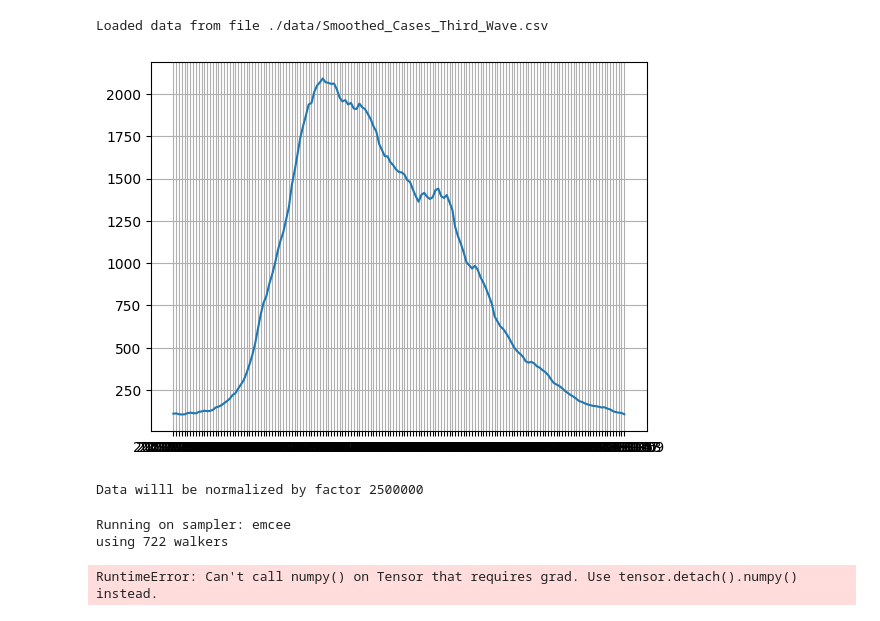
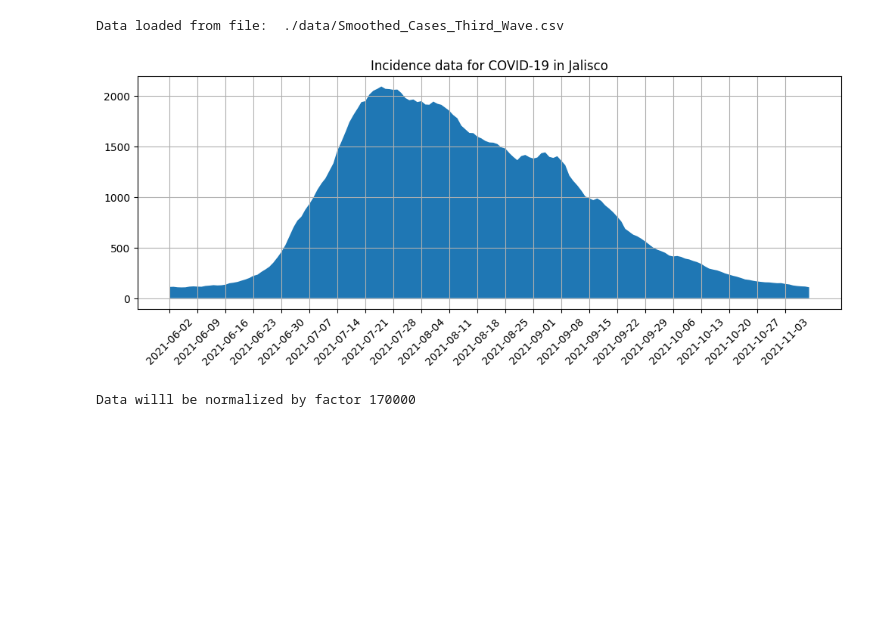
Before and after one commit to AbelPalafox/seir_uq_methods, a Jupyter notebook: main_bnn.ipynb, the cells around one changed output. Saved outputs shown, nothing was run; the diff lists cells and outputs as text; code cells hidden in the pictures; blank space fills up the shorter version.

Commit message:
Modifications to improve and standarize the code for the MCMC samplers. The implementation of BNN with PINN was added The implementation of SVI with Pyro was added

```diff
--- a/main_bnn.ipynb
+++ b/main_bnn.ipynb
@@ -10,29 +16,32 @@ import torch
 # %%
 args = ['configuration_file_bnn.cfg']
 
 fname_conf = args[0]
 params = parser(fname_conf)
 
 times, data, dates = load_data(params['fname'])
 
-print(f'Loaded data from file {params["fname"]}')
+print('Data loaded from file: ', params['fname'])
 
-plt.figure()
-plt.plot(dates,data)
+# plotting data
+plt.figure(figsize=(12,4))
+plt.fill_between(dates,data, label='Incidence data')
+plt.xticks(dates[::7],rotation=45)
+plt.title('Incidence data for COVID-19 in Jalisco')
 plt.grid()
 plt.show()
 # %% [output]
-Loaded data from file ./data/Smoothed_Cases_Third_Wave.csv
+Data loaded from file:  ./data/Smoothed_Cases_Third_Wave.csv
-[figure, old version]
+[figure, new version]
 # %%
 
 N = params["N"]
 print(f'Data willl be normalized by factor {N}')
 
-E0 = 0
-I0 = data[0]
+E0 = data[0]*5
+I0 = params['I0']
 R0 = 0
-S0 = 1 - E0 - I0 - R0
+S0 = N - E0 - I0 - R0
 
 x0 = [S0,E0,I0,R0]
 
@@ -50,5 +59,11 @@ bounds = [[params['beta_min'], params['beta_max']],
     [params['sigma_min'], params['sigma_max']],
     [params['gamma_min'], params['gamma_max']]]
 likelihood = params['likelihood_model']
+params['likelihood'] = params['likelihood_model']
+params['labels'] = ['beta', 'sigma', 'gamma']
+sampler = params['sampler']
+reload_flag = (params['reload'] == 1)
+out_file = params['outfile']
+outpath = params['outpath']
 # %% [output]
-Data willl be normalized by factor 2500000
+Data willl be normalized by factor 170000
@@ -61,23 +69,0 @@ model.model.log_gamma = torch.nn.Parameter(torch.log(torch.tensor(gamma, dtype=t
-# %%
-
-model.infer_parameters(n_iterations,
-                       #sampler=sampler,
-                       params=[model.model.log_beta,model.model.log_sigma,model.model.log_gamma],
-                       data=data,
-                       t=times,
-                       #lambda_data=lambda_data,
-                       #lambda_cond=lambda_cond,
-                       #lambda_eq=lambda_eq,
-                       #sigma=sigma,
-                       bounds=bounds,
-                       S0=S0,
-                       E0=E0,
-                       I0=I0,
-                       R0=R0,
-                       likelihood=likelihood,
-                       **params
-                       )
-# %% [output]
-Running on sampler: emcee
-using 722 walkers
-RuntimeError: Can't call numpy() on Tensor that requires grad. Use tensor.detach().numpy() instead.
```
Also changed, not shown: parts of 16 cells of this notebook, 28 other files.
